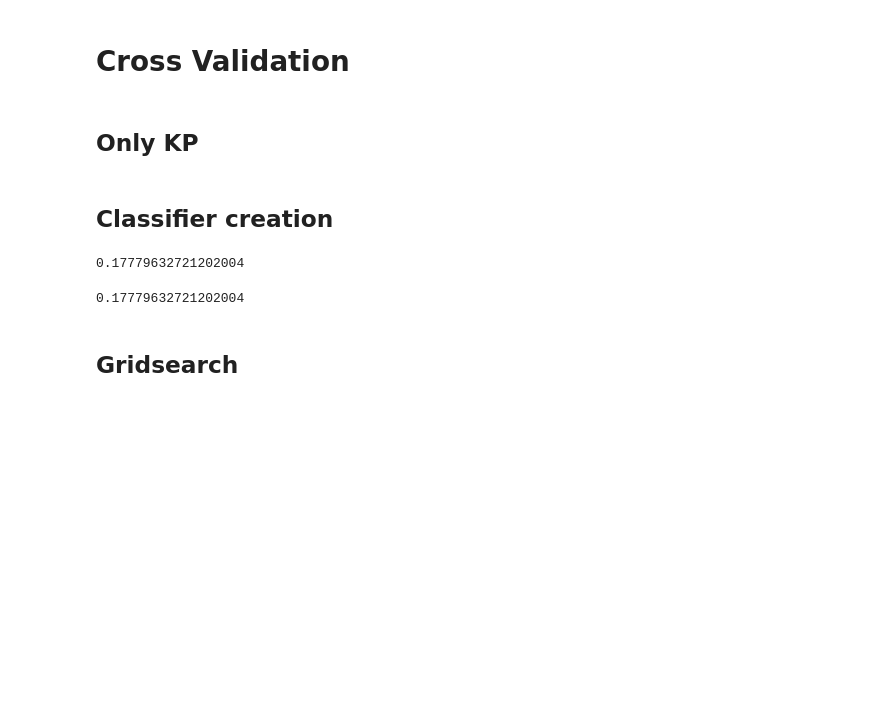
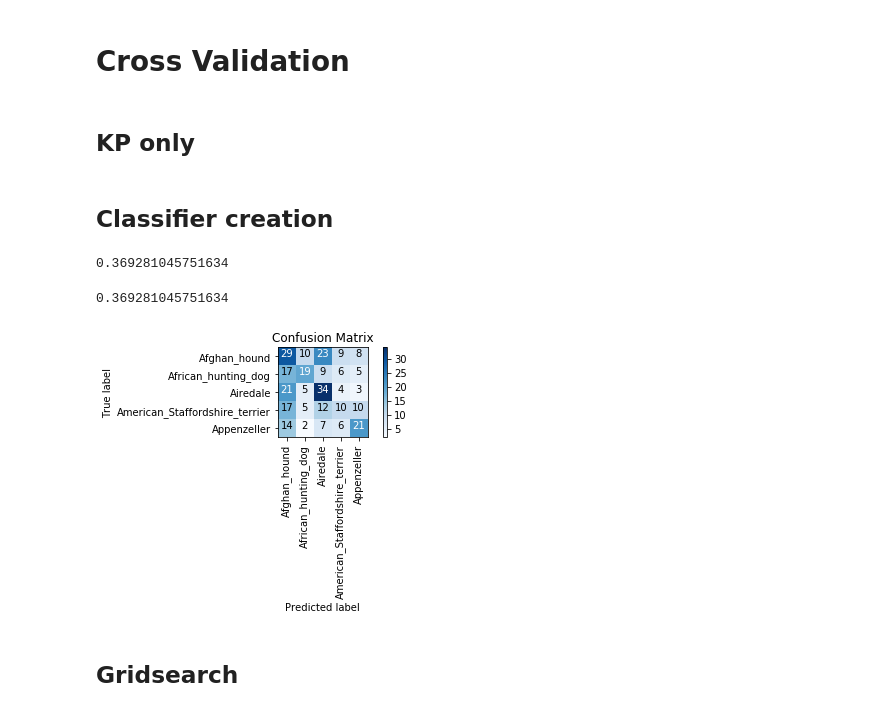
Before and after one commit to rudloffl/OCR-picture-recognition, a Jupyter notebook: Notebooks/B2 - sift - BOW.ipynb, the cells around one changed output. Saved outputs shown, nothing was run; the diff lists cells and outputs as text; code cells hidden in the pictures; blank space fills up the shorter version.

```diff
--- a/Notebooks/B2 - sift - BOW.ipynb
+++ b/Notebooks/B2 - sift - BOW.ipynb
@@ -266,7 +269,3 @@ color_std = colorstand.transform(X_train)
 #color_std
 # %% [markdown]
 ## Kmeans
-# %%
-A = np.random.randint(5, size=(10,3))
-idx = np.random.randint(A.shape[0], size=3)
-A[idx,:]
@@ -408,23 +500,27 @@ from sklearn.model_selection import StratifiedKFold
 
 skf = StratifiedKFold(n_splits=3)
 # %% [markdown]
-## Only KP
+## KP only
 # %% [markdown]
 ## Classifier creation
 # %%
 from sklearn.ensemble import RandomForestClassifier
 # %%
-pipekponly = [('stdkp', Standselector('kp')), ('kmkp',KmeansPlus()), ('cvectkp', CvectPlus()), ('rfc',RandomForestClassifier(n_estimators=1000, max_depth=100))]
-clfkponly = Pipeline(pipekponly)
-clfkponly.fit(X_train, y_train)
+listpipek = [('stdcol', Standselector('colors')), ('kmcol',KmeansPlus()), ('cvectcol', CvectPlus()), ('rfc',RandomForestClassifier(n_estimators=100))]
+pipekpcolor = Pipeline(listpipek)
+pipekpcolor.fit(X_train, y_train)
 
-clfkponly.score(X_test, y_test)
+pipekpcolor.score(X_test, y_test)
 # %% [output]
-0.17779632721202004
+0.369281045751634
 # %%
-accuracy_score(y_test, clfkponly.predict(X_test))
+accuracy_score(y_test, pipekpcolor.predict(X_test))
 # %% [output]
-0.17779632721202004
+0.369281045751634
+# %%
+plot_confusion_matrix(pipekpcolor)
+# %% [output]
+[figure, added]
 # %% [markdown]
 ## Gridsearch
 # %%
```
Also changed, not shown: parts of 50 cells of this notebook.
